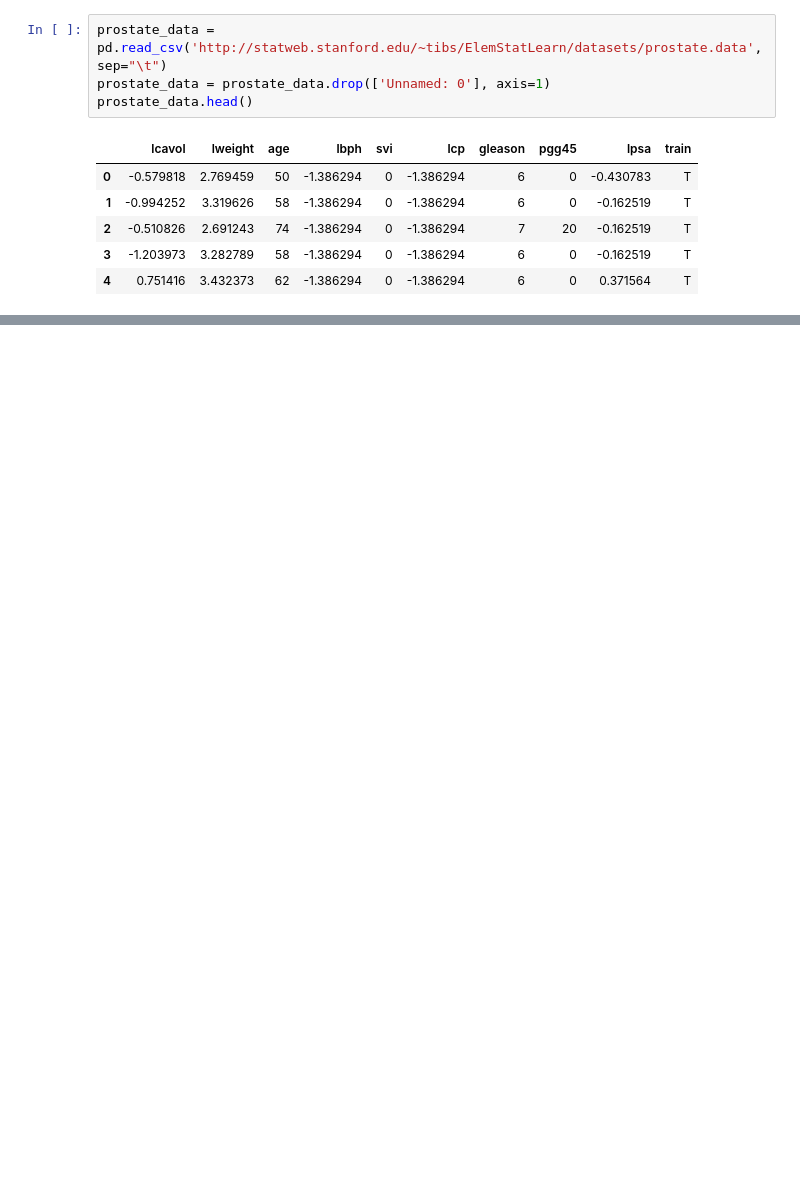
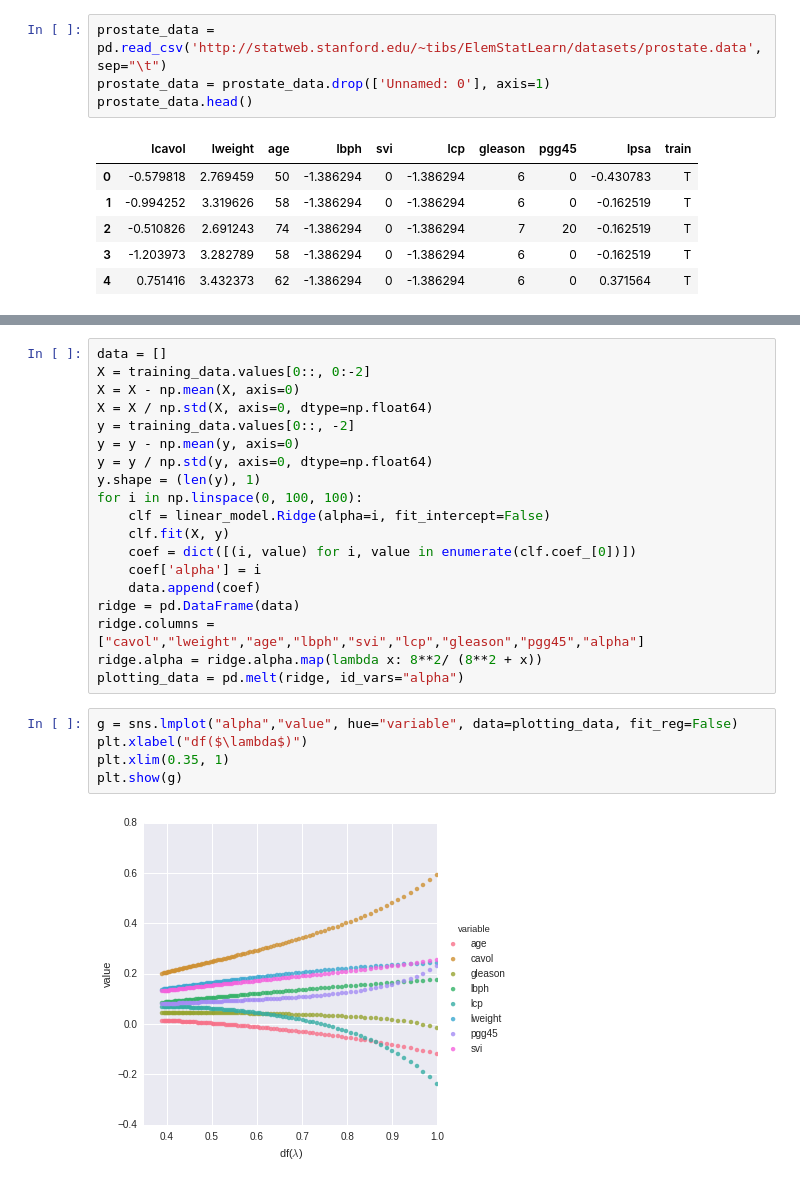
Before and after one commit to jonahwilliams/notebooks, a Jupyter notebook: elements_of_statistical_learning/chapter_3.ipynb, the cells around one changed output, grey strips where cells are left out. Saved outputs shown, nothing was run; the diff lists cells and outputs as text; blank space fills up the shorter version.

```diff
--- a/elements_of_statistical_learning/chapter_3.ipynb
+++ b/elements_of_statistical_learning/chapter_3.ipynb
@@ -33,0 +88,26 @@ testing_data = prostate_data[prostate_data['train'] == 'F']
+# %%
+data = []
+X = training_data.values[0::, 0:-2]
+X = X - np.mean(X, axis=0)
+X = X / np.std(X, axis=0, dtype=np.float64)
+y = training_data.values[0::, -2]
+y = y - np.mean(y, axis=0)
+y = y / np.std(y, axis=0, dtype=np.float64)
+y.shape = (len(y), 1)
+for i in np.linspace(0, 100, 100):
+    clf = linear_model.Ridge(alpha=i, fit_intercept=False)
+    clf.fit(X, y)
+    coef = dict([(i, value) for i, value in enumerate(clf.coef_[0])])
+    coef['alpha'] = i
+    data.append(coef)
+ridge = pd.DataFrame(data)
+ridge.columns = ["cavol","lweight","age","lbph","svi","lcp","gleason","pgg45","alpha"]
+ridge.alpha = ridge.alpha.map(lambda x: 8**2/ (8**2 + x))
+plotting_data = pd.melt(ridge, id_vars="alpha")
+# %%
+g = sns.lmplot("alpha","value", hue="variable", data=plotting_data, fit_reg=False)
+plt.xlabel("df($\lambda$)")
+plt.xlim(0.35, 1)
+plt.show(g)
+# %% [output]
+[figure, added]
```
Also changed, not shown: parts of 7 cells of this notebook.
